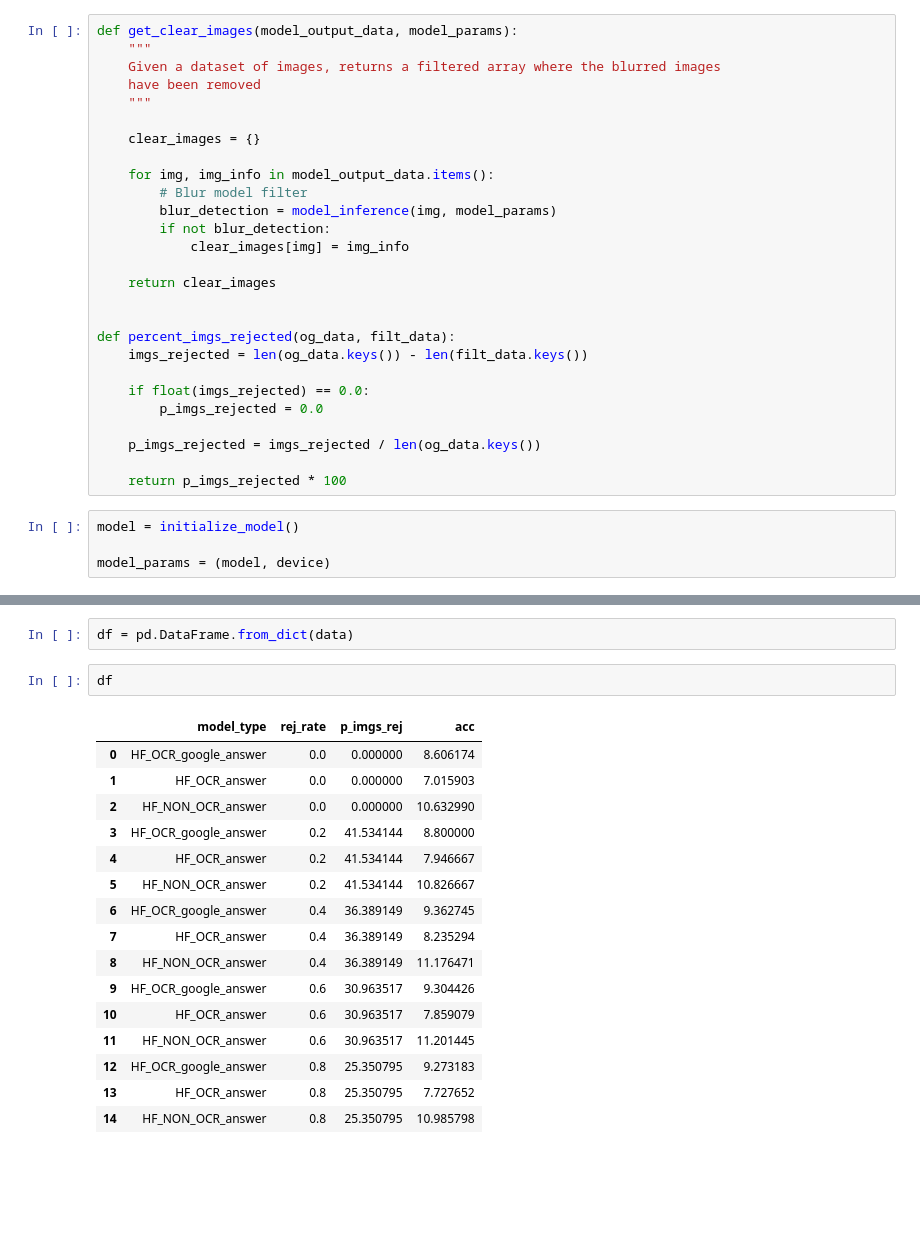
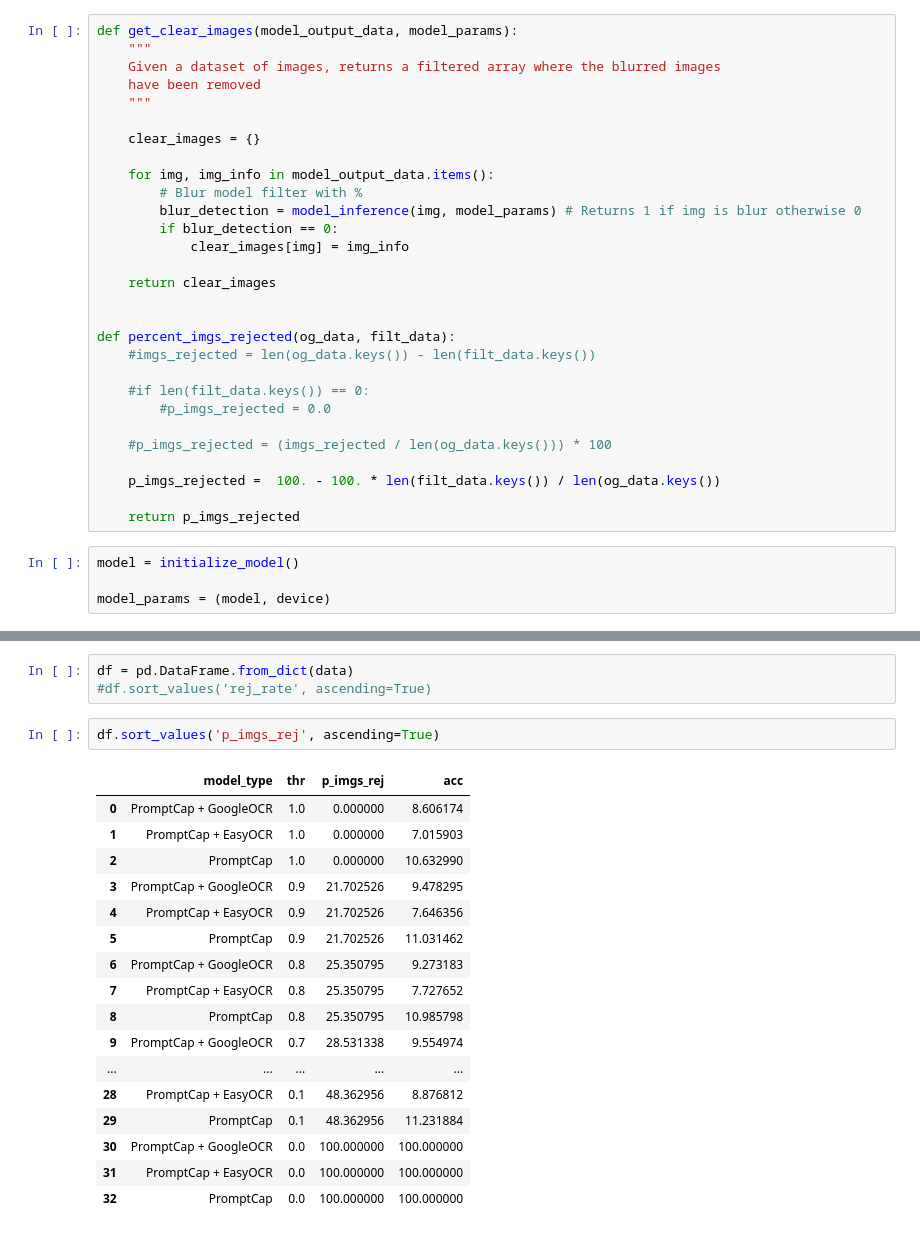
Before and after one commit to arcb01/GED-TFG, a Jupyter notebook: src/vqa_accuracy.ipynb, the cells around one changed output, grey strips where cells are left out. Cells and saved outputs as stored; diff of their text form; blank space fills up the shorter version.

```diff
--- a/src/vqa_accuracy.ipynb
+++ b/src/vqa_accuracy.ipynb
@@ -288,23 +289,25 @@ def get_clear_images(model_output_data, model_params):
     clear_images = {}
 
     for img, img_info in model_output_data.items():
-        # Blur model filter
-        blur_detection = model_inference(img, model_params)
-        if not blur_detection:
+        # Blur model filter with %
+        blur_detection = model_inference(img, model_params) # Returns 1 if img is blur otherwise 0
+        if blur_detection == 0:
             clear_images[img] = img_info
 
     return clear_images
 
 
 def percent_imgs_rejected(og_data, filt_data):
-    imgs_rejected = len(og_data.keys()) - len(filt_data.keys())
+    #imgs_rejected = len(og_data.keys()) - len(filt_data.keys())
 
-    if float(imgs_rejected) == 0.0:
-        p_imgs_rejected = 0.0
+    #if len(filt_data.keys()) == 0:
+        #p_imgs_rejected = 0.0
 
-    p_imgs_rejected = imgs_rejected / len(og_data.keys())
+    #p_imgs_rejected = (imgs_rejected / len(og_data.keys())) * 100
 
-    return p_imgs_rejected * 100
+    p_imgs_rejected =  100. - 100. * len(filt_data.keys()) / len(og_data.keys())
+
+    return p_imgs_rejected
 # %%
 model = initialize_model()
 
@@ -353,21 +347,23 @@ plt.show()
 # %%
 df = pd.DataFrame.from_dict(data)
+#df.sort_values('rej_rate', ascending=True)
-# %%
-df
-# %% [output]
-|  | model_type | rej_rate | p_imgs_rej | acc |
-| 0 | HF_OCR_google_answer | 0.0 | 0.000000 | 8.606174 |
-| 1 | HF_OCR_answer | 0.0 | 0.000000 | 7.015903 |
-| 2 | HF_NON_OCR_answer | 0.0 | 0.000000 | 10.632990 |
-| 3 | HF_OCR_google_answer | 0.2 | 41.534144 | 8.800000 |
-| 4 | HF_OCR_answer | 0.2 | 41.534144 | 7.946667 |
-| 5 | HF_NON_OCR_answer | 0.2 | 41.534144 | 10.826667 |
-| 6 | HF_OCR_google_answer | 0.4 | 36.389149 | 9.362745 |
-| 7 | HF_OCR_answer | 0.4 | 36.389149 | 8.235294 |
-| 8 | HF_NON_OCR_answer | 0.4 | 36.389149 | 11.176471 |
-| 9 | HF_OCR_google_answer | 0.6 | 30.963517 | 9.304426 |
-| 10 | HF_OCR_answer | 0.6 | 30.963517 | 7.859079 |
-| 11 | HF_NON_OCR_answer | 0.6 | 30.963517 | 11.201445 |
-| 12 | HF_OCR_google_answer | 0.8 | 25.350795 | 9.273183 |
-| 13 | HF_OCR_answer | 0.8 | 25.350795 | 7.727652 |
-| 14 | HF_NON_OCR_answer | 0.8 | 25.350795 | 10.985798 |
+# %%
+df.sort_values('p_imgs_rej', ascending=True)
+# %% [output]
+|  | model_type | thr | p_imgs_rej | acc |
+| 0 | PromptCap + GoogleOCR | 1.0 | 0.000000 | 8.606174 |
+| 1 | PromptCap + EasyOCR | 1.0 | 0.000000 | 7.015903 |
+| 2 | PromptCap | 1.0 | 0.000000 | 10.632990 |
+| 3 | PromptCap + GoogleOCR | 0.9 | 21.702526 | 9.478295 |
+| 4 | PromptCap + EasyOCR | 0.9 | 21.702526 | 7.646356 |
+| 5 | PromptCap | 0.9 | 21.702526 | 11.031462 |
+| 6 | PromptCap + GoogleOCR | 0.8 | 25.350795 | 9.273183 |
+| 7 | PromptCap + EasyOCR | 0.8 | 25.350795 | 7.727652 |
+| 8 | PromptCap | 0.8 | 25.350795 | 10.985798 |
+| 9 | PromptCap + GoogleOCR | 0.7 | 28.531338 | 9.554974 |
+| ... | ... | ... | ... | ... |
+| 28 | PromptCap + EasyOCR | 0.1 | 48.362956 | 8.876812 |
+| 29 | PromptCap | 0.1 | 48.362956 | 11.231884 |
+| 30 | PromptCap + GoogleOCR | 0.0 | 100.000000 | 100.000000 |
+| 31 | PromptCap + EasyOCR | 0.0 | 100.000000 | 100.000000 |
+| 32 | PromptCap | 0.0 | 100.000000 | 100.000000 |
```
Also changed, not shown: parts of 8 cells of this notebook.
